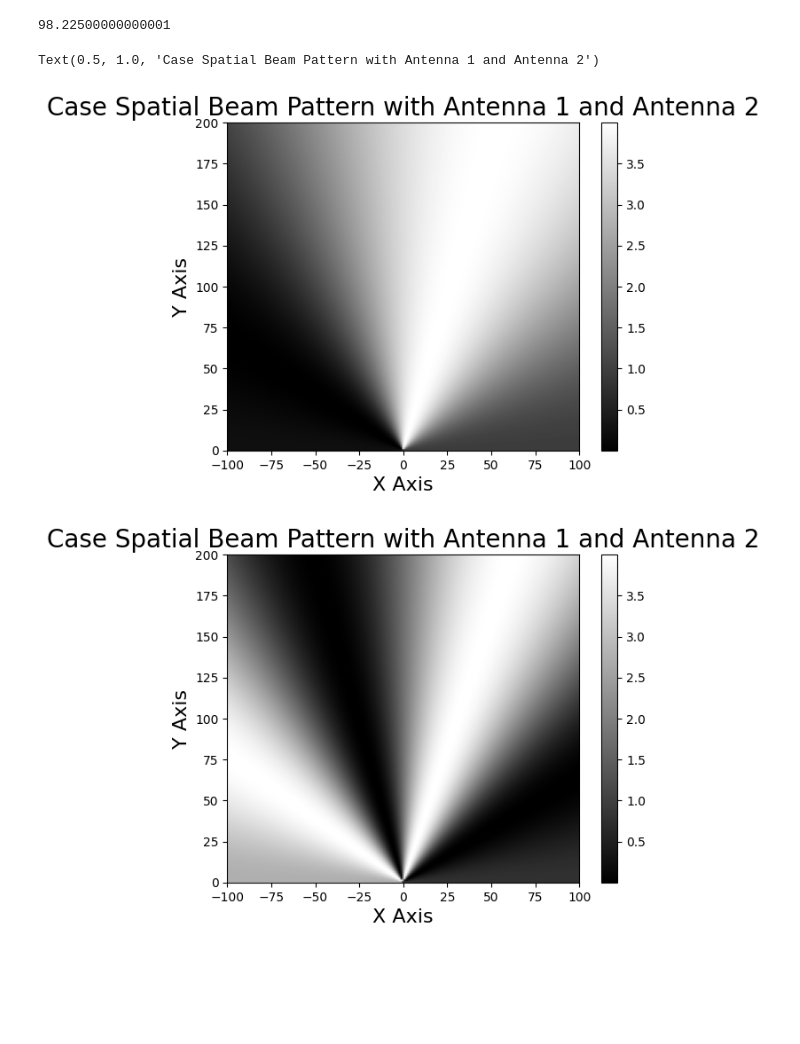
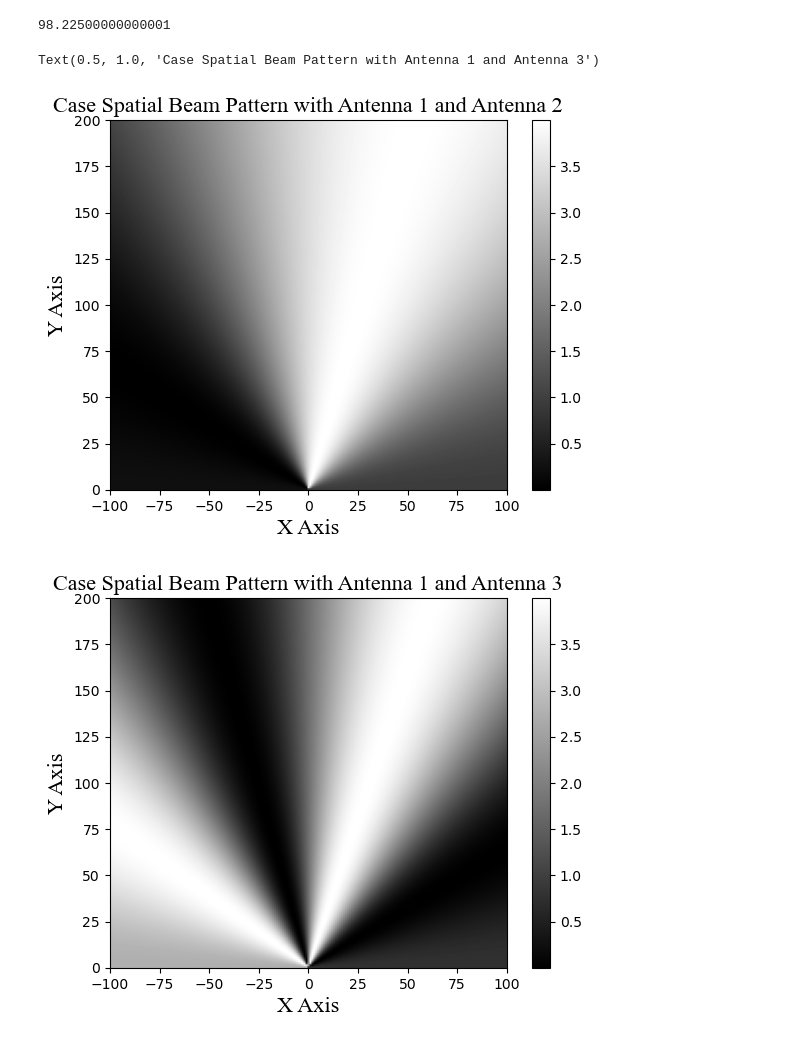
Before and after one commit to sjfenarg/LAB3_RFID, a Jupyter notebook: task_3.ipynb, the cells around one changed output. Cells and saved outputs as stored; diff of their text form; code cells hidden in the pictures; blank space fills up the shorter version.

Commit message:
Mejora de plots

```diff
--- a/task_3.ipynb
+++ b/task_3.ipynb
@@ -150,39 +150,39 @@ y_grid = np.flip(np.arange(0, 201))
 
 matrix = np.zeros((len(x_grid), len(y_grid)))
 
 for j in range(len(x_grid)):
     for k in range(len(y_grid)):
         antenna_coord = [ant1, ant2]
         channels = [h1, h2]
         matrix[j, k] = spatial_beam_pattern(x_grid[j], y_grid[k], antenna_coord, channels, wavelength)
 matrix = np.transpose(matrix)
 
 plt.figure()
 plt.imshow(matrix, extent=[x_grid.min(), x_grid.max(), y_grid.min(), y_grid.max()], cmap='gray', aspect='auto')
 plt.colorbar()
-plt.ylabel('Y Axis', fontsize=16)
-plt.xlabel('X Axis', fontsize=16)
-plt.title(f'Case Spatial Beam Pattern with Antenna 1 and Antenna 2', fontsize=20)
+plt.ylabel('Y Axis', fontsize=16, fontname='Times New Roman')
+plt.xlabel('X Axis', fontsize=16, fontname='Times New Roman')
+plt.title('Case Spatial Beam Pattern with Antenna 1 and Antenna 2', fontsize=16, fontname='Times New Roman')
 
 
 
 # Antenna 1 and Antenna 3
 matrix = np.zeros((len(x_grid), len(y_grid)))
 
 for j in range(len(x_grid)):
     for k in range(len(y_grid)):
         antenna_coord = [ant1, ant3]
         channels = [h1, h3]
         matrix[j, k] = spatial_beam_pattern(x_grid[j], y_grid[k], antenna_coord, channels, wavelength)
 matrix = np.transpose(matrix)
 
 plt.figure()
 plt.imshow(matrix, extent=[x_grid.min(), x_grid.max(), y_grid.min(), y_grid.max()], cmap='gray', aspect='auto')
 plt.colorbar()
-plt.ylabel('Y Axis', fontsize=16)
-plt.xlabel('X Axis', fontsize=16)
-plt.title(f'Case Spatial Beam Pattern with Antenna 1 and Antenna 2', fontsize=20)
+plt.ylabel('Y Axis', fontsize=16, fontname='Times New Roman')
+plt.xlabel('X Axis', fontsize=16, fontname='Times New Roman')
+plt.title('Case Spatial Beam Pattern with Antenna 1 and Antenna 3', fontsize=16, fontname='Times New Roman')
 # %% [output]
-Text(0.5, 1.0, 'Case Spatial Beam Pattern with Antenna 1 and Antenna 2')
+Text(0.5, 1.0, 'Case Spatial Beam Pattern with Antenna 1 and Antenna 3')
-[figure, old version]
+[figure, new version]
-[figure, old version]
+[figure, new version]
```
Also changed, not shown: 1 other file.
